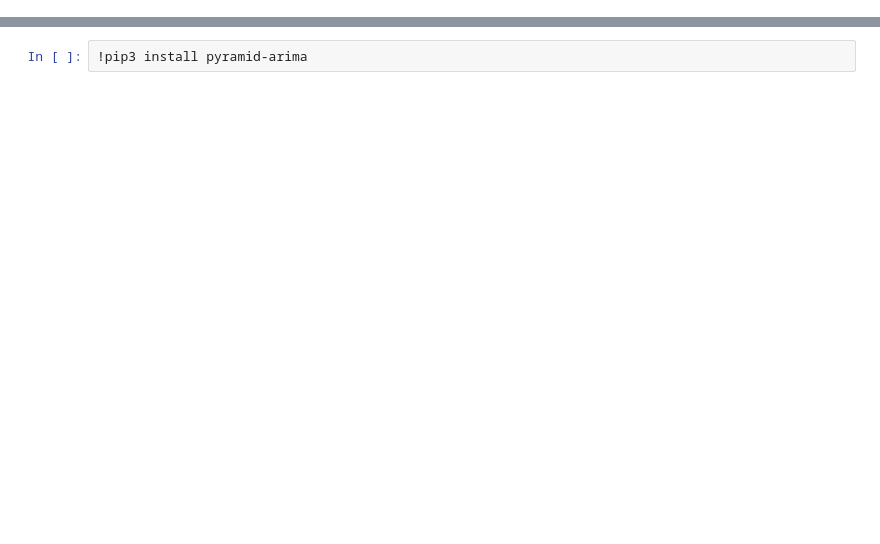
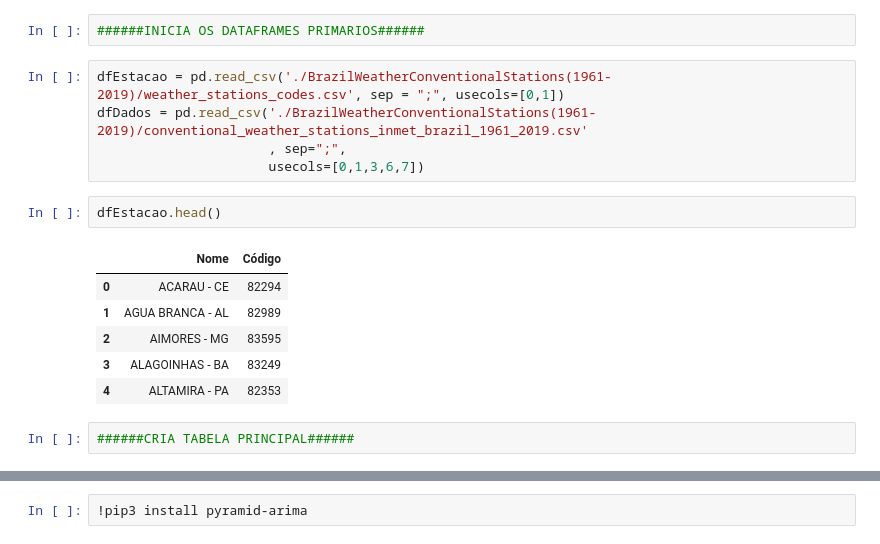
Before and after one commit to Fnadona/dataScience, a Jupyter notebook: Untitled.ipynb, the cells around one changed output, grey strips where cells are left out. Cells and saved outputs as stored; diff of their text form; blank space fills up the shorter version.

```diff
--- a/Untitled.ipynb
+++ b/Untitled.ipynb
@@ -28,0 +29,18 @@ pd.options.mode.chained_assignment = None
+# %%
+######INICIA OS DATAFRAMES PRIMARIOS######
+# %%
+dfEstacao = pd.read_csv('./BrazilWeatherConventionalStations(1961-2019)/weather_stations_codes.csv', sep = ";", usecols=[0,1])
+dfDados = pd.read_csv('./BrazilWeatherConventionalStations(1961-2019)/conventional_weather_stations_inmet_brazil_1961_2019.csv'
+                      , sep=";",
+                      usecols=[0,1,3,6,7])
+# %%
+dfEstacao.head()
+# %% [output]
+|  | Nome | Código |
+| 0 | ACARAU - CE | 82294 |
+| 1 | AGUA BRANCA - AL | 82989 |
+| 2 | AIMORES - MG | 83595 |
+| 3 | ALAGOINHAS - BA | 83249 |
+| 4 | ALTAMIRA - PA | 82353 |
+# %%
+######CRIA TABELA PRINCIPAL######
```
Also changed, not shown: parts of 6 cells of this notebook.
